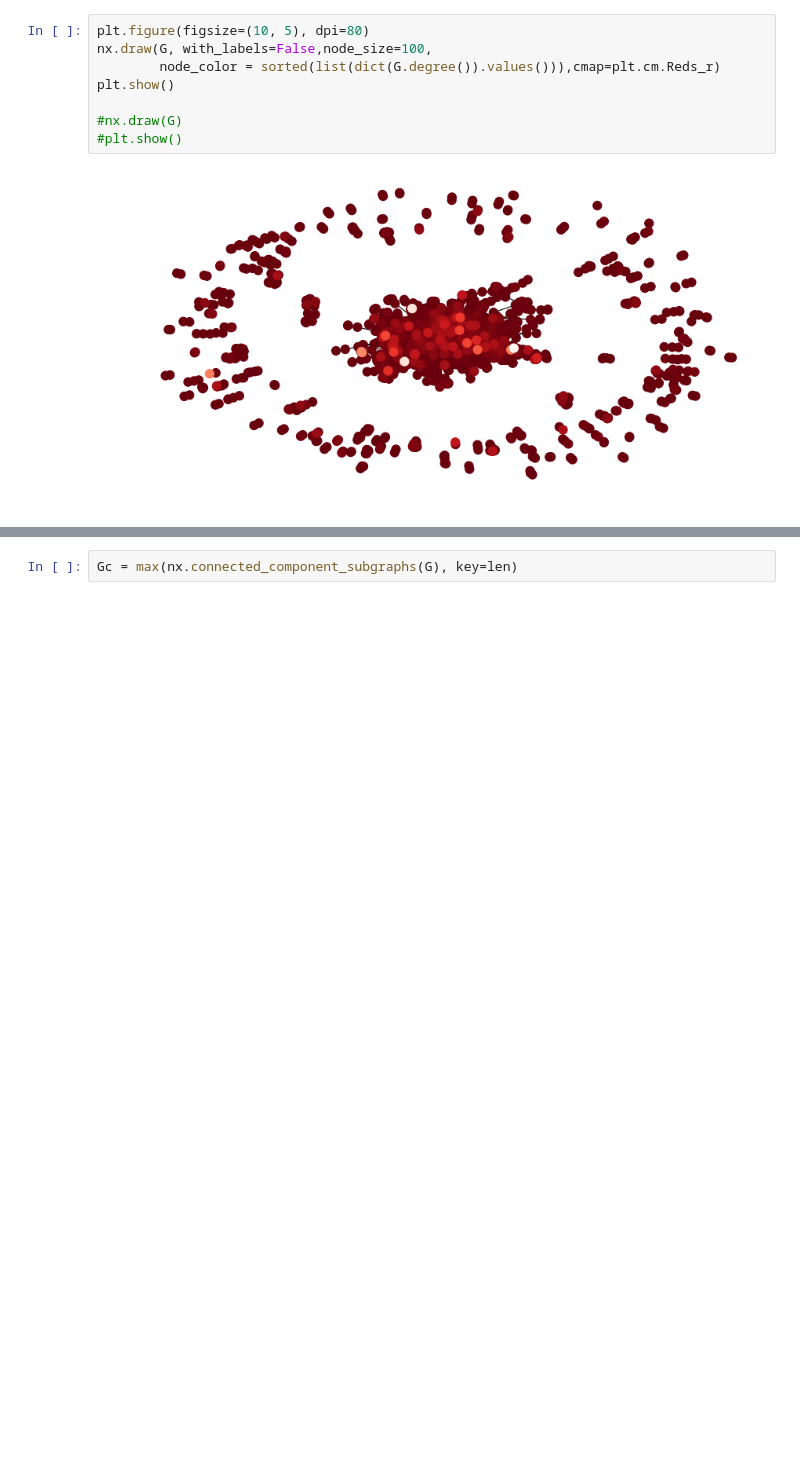
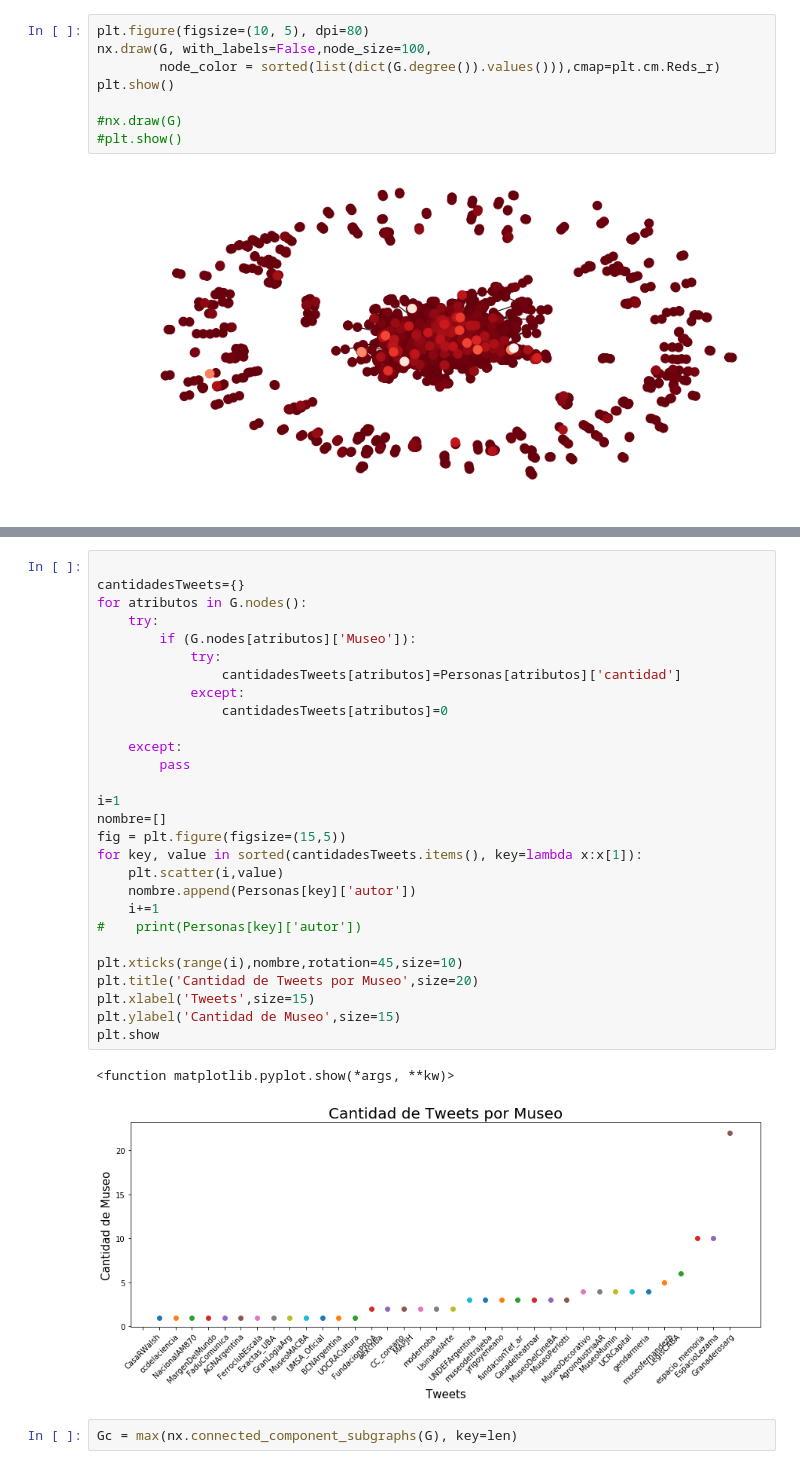
Before and after one commit to alangivre/NocheMuseos, a Jupyter notebook: LevantaTweets.ipynb, the cells around one changed output, grey strips where cells are left out. Saved outputs shown, nothing was run; the diff lists cells and outputs as text; blank space fills up the shorter version.

```diff
--- a/LevantaTweets.ipynb
+++ b/LevantaTweets.ipynb
@@ -474,3 +477,34 @@ print (nx.number_of_nodes(G),nx.number_of_edges(G))
+# %%
+
+cantidadesTweets={}
+for atributos in G.nodes():
+    try:
+        if (G.nodes[atributos]['Museo']):
+            try:
+                cantidadesTweets[atributos]=Personas[atributos]['cantidad']
+            except:
+                cantidadesTweets[atributos]=0
+
+    except:
+        pass
+
+i=1
+nombre=[]
+fig = plt.figure(figsize=(15,5))
+for key, value in sorted(cantidadesTweets.items(), key=lambda x:x[1]):
+    plt.scatter(i,value)
+    nombre.append(Personas[key]['autor'])
+    i+=1
+#    print(Personas[key]['autor'])
+
+plt.xticks(range(i),nombre,rotation=45,size=10)
+plt.title('Cantidad de Tweets por Museo',size=20)
+plt.xlabel('Tweets',size=15)
+plt.ylabel('Cantidad de Museo',size=15)
+plt.show
+# %% [output]
+<function matplotlib.pyplot.show(*args, **kw)>
+[figure, added]
 # %%
 Gc = max(nx.connected_component_subgraphs(G), key=len)
 # %%
```
Also changed, not shown: parts of 20 cells of this notebook.
